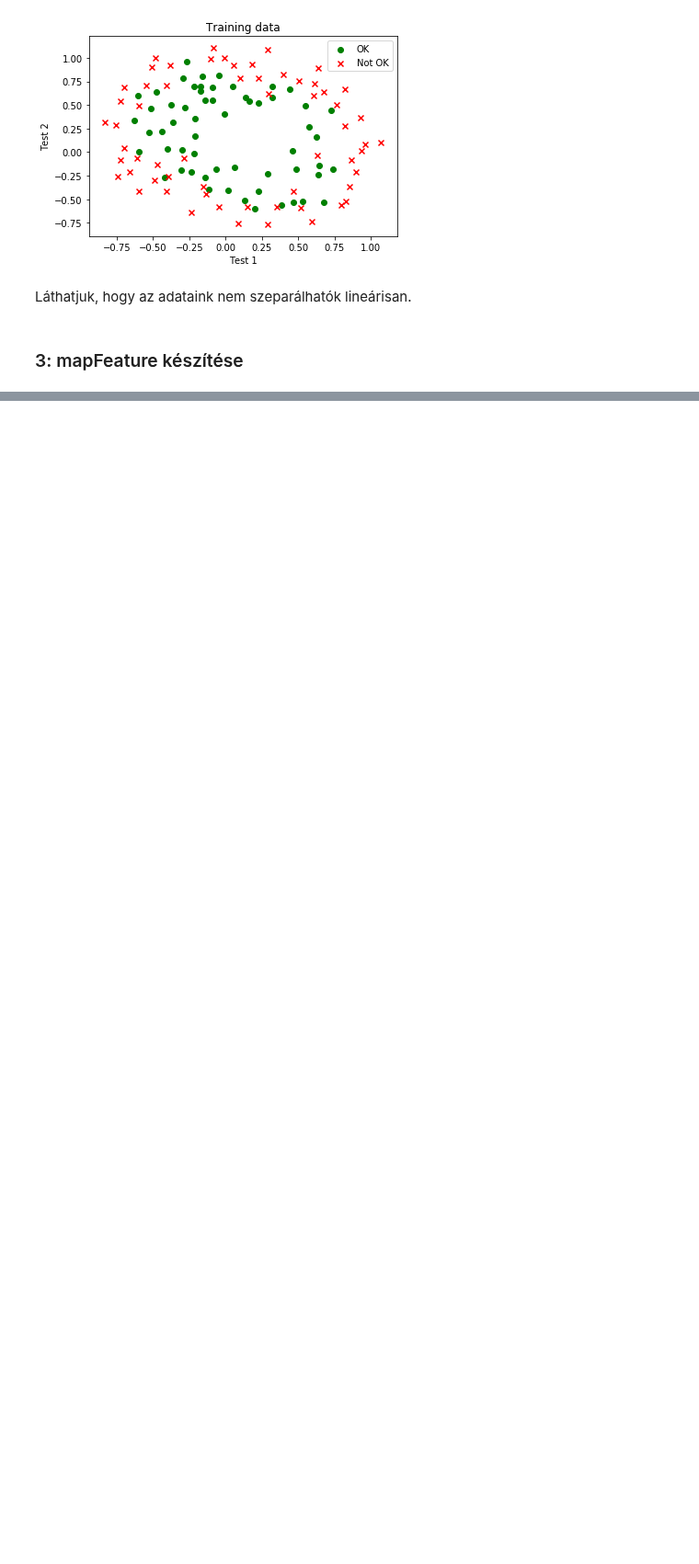
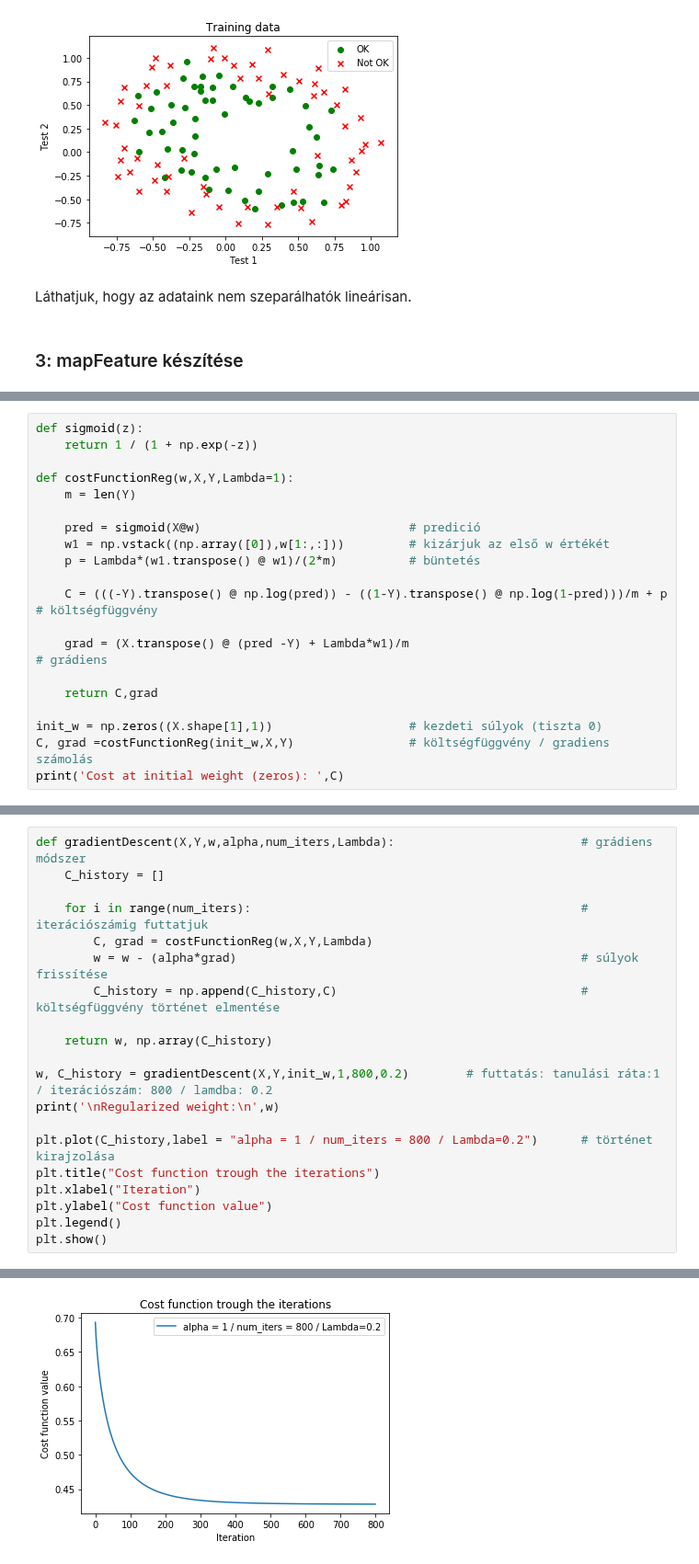
Before and after one commit to Fortuz/MIKRO_lab, a Jupyter notebook: AdaptiveRoboLabor/Jupyter/L04_RegularizedLogisticRegression_NonLin/L04 - Regularized Logistic Regression (NonLinear case).ipynb, the cells around one changed output, grey strips where cells are left out. Shown at 92% size. Saved outputs shown, nothing was run; the diff lists cells and outputs as text; blank space fills up the shorter version.

```diff
--- a/AdaptiveRoboLabor/Jupyter/L04_RegularizedLogisticRegression_NonLin/L04 - Regularized Logistic Regression (NonLinear case).ipynb
+++ b/AdaptiveRoboLabor/Jupyter/L04_RegularizedLogisticRegression_NonLin/L04 - Regularized Logistic Regression (NonLinear case).ipynb
@@ -82,0 +83,20 @@ X=mapFeature(X[:,0],X[:,1])
+# %%
+def sigmoid(z):
+    return 1 / (1 + np.exp(-z))
+
+def costFunctionReg(w,X,Y,Lambda=1):
+    m = len(Y)
+
+    pred = sigmoid(X@w)                             # predició
+    w1 = np.vstack((np.array([0]),w[1:,:]))         # kizárjuk az első w értékét
+    p = Lambda*(w1.transpose() @ w1)/(2*m)          # büntetés
+
+    C = (((-Y).transpose() @ np.log(pred)) - ((1-Y).transpose() @ np.log(1-pred)))/m + p    # költségfüggvény
+
+    grad = (X.transpose() @ (pred -Y) + Lambda*w1)/m                                        # grádiens
+
+    return C,grad
+
+init_w = np.zeros((X.shape[1],1))                   # kezdeti súlyok (tiszta 0)
+C, grad =costFunctionReg(init_w,X,Y)                # költségfüggvény / gradiens számolás
+print('Cost at initial weight (zeros): ',C)
@@ -82,0 +107,21 @@ X=mapFeature(X[:,0],X[:,1])
+# %%
+def gradientDescent(X,Y,w,alpha,num_iters,Lambda):                          # grádiens módszer
+    C_history = []
+
+    for i in range(num_iters):                                              # iterációszámig futtatjuk
+        C, grad = costFunctionReg(w,X,Y,Lambda)
+        w = w - (alpha*grad)                                                # súlyok frissítése
+        C_history = np.append(C_history,C)                                  # költségfüggvény történet elmentése
+
+    return w, np.array(C_history)
+
+w, C_history = gradientDescent(X,Y,init_w,1,800,0.2)        # futtatás: tanulási ráta:1 / iterációszám: 800 / lamdba: 0.2
+print('\nRegularized weight:\n',w)
+
+plt.plot(C_history,label = "alpha = 1 / num_iters = 800 / Lambda=0.2")      # történet kirajzolása
+plt.title("Cost function trough the iterations")
+plt.xlabel("Iteration")
+plt.ylabel("Cost function value")
+plt.legend()
+plt.show()
+# %% [output]
@@ -82,0 +145 @@ X=mapFeature(X[:,0],X[:,1])
+[figure, added]
```
Also changed, not shown: parts of 7 cells of this notebook.
